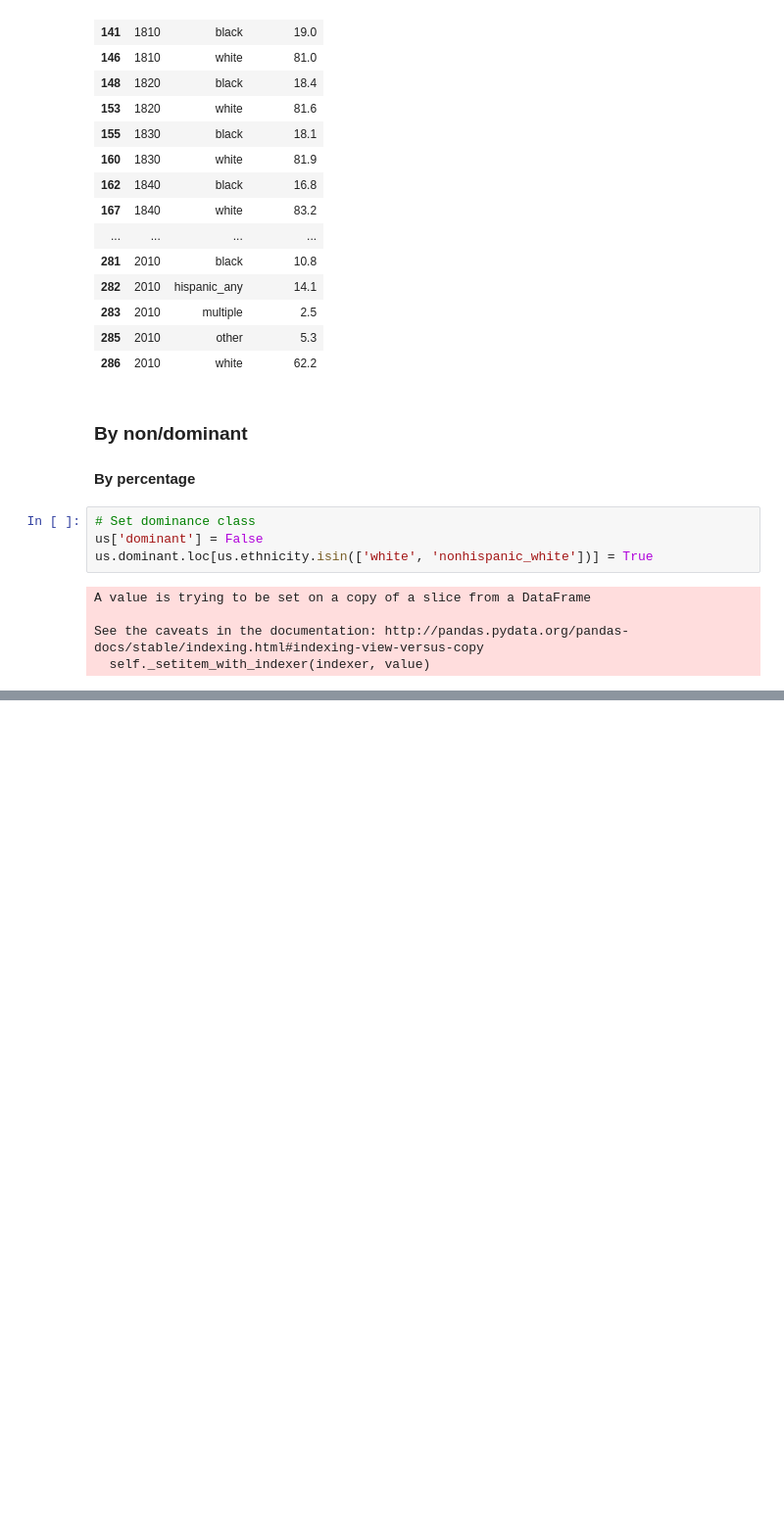
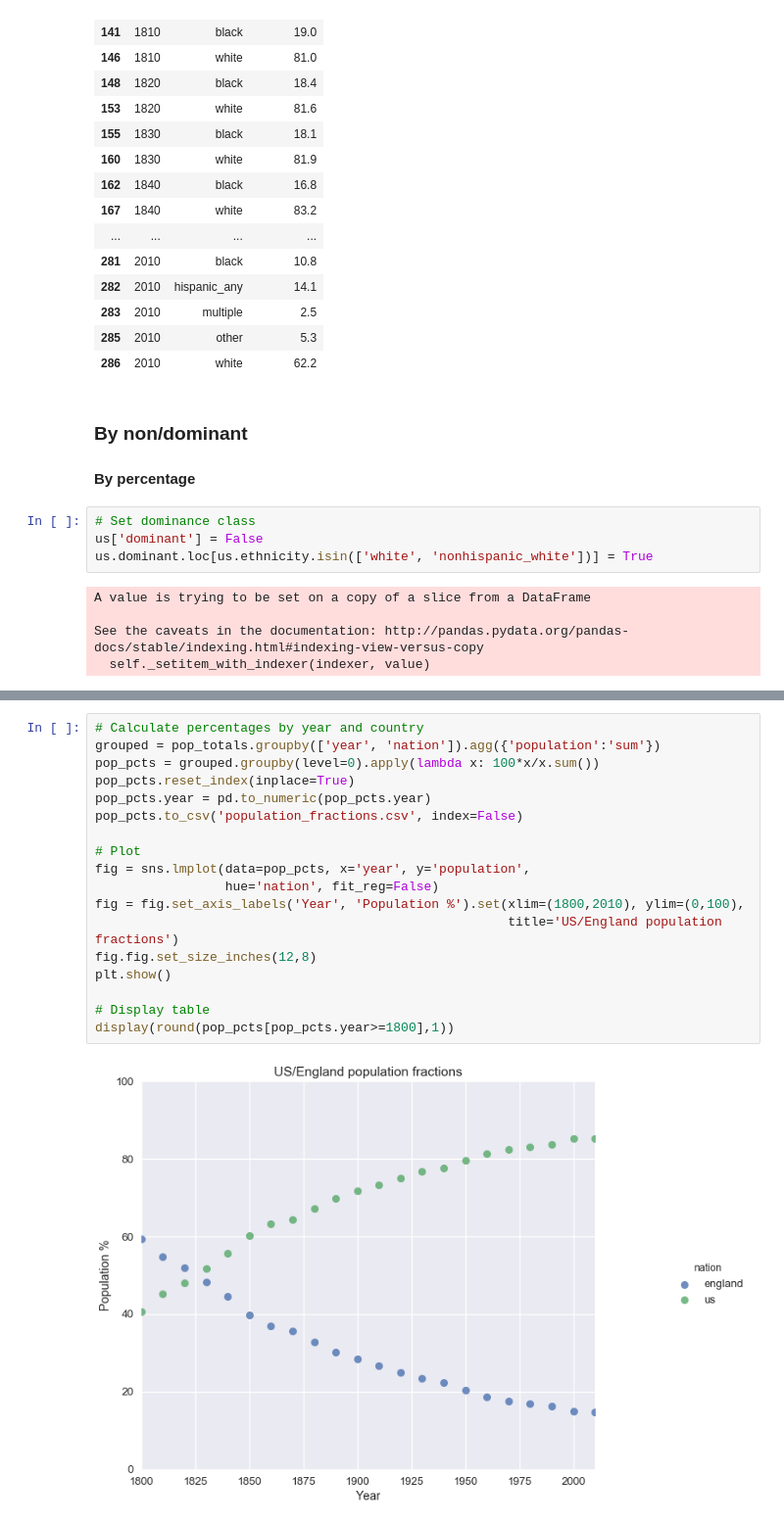
Before and after one commit to wilkens/noveltm-national-demographics, a Jupyter notebook: National Demographics.ipynb, the cells around one changed output, grey strips where cells are left out. Shown at 98% size. Saved outputs shown, nothing was run; the diff lists cells and outputs as text; blank space fills up the shorter version.

```diff
--- a/National Demographics.ipynb
+++ b/National Demographics.ipynb
@@ -294,0 +351,20 @@ display(round(us_pcts_dom[us_pcts_dom.year>=1800],1))
+# %%
+# Calculate percentages by year and country
+grouped = pop_totals.groupby(['year', 'nation']).agg({'population':'sum'})
+pop_pcts = grouped.groupby(level=0).apply(lambda x: 100*x/x.sum())
+pop_pcts.reset_index(inplace=True)
+pop_pcts.year = pd.to_numeric(pop_pcts.year)
+pop_pcts.to_csv('population_fractions.csv', index=False)
+
+# Plot
+fig = sns.lmplot(data=pop_pcts, x='year', y='population',
+                 hue='nation', fit_reg=False)
+fig = fig.set_axis_labels('Year', 'Population %').set(xlim=(1800,2010), ylim=(0,100),
+                                                      title='US/England population fractions')
+fig.fig.set_size_inches(12,8)
+plt.show()
+
+# Display table
+display(round(pop_pcts[pop_pcts.year>=1800],1))
+# %% [output]
+[figure, added]
```
Also changed, not shown: parts of 15 cells of this notebook, 3 other files.
